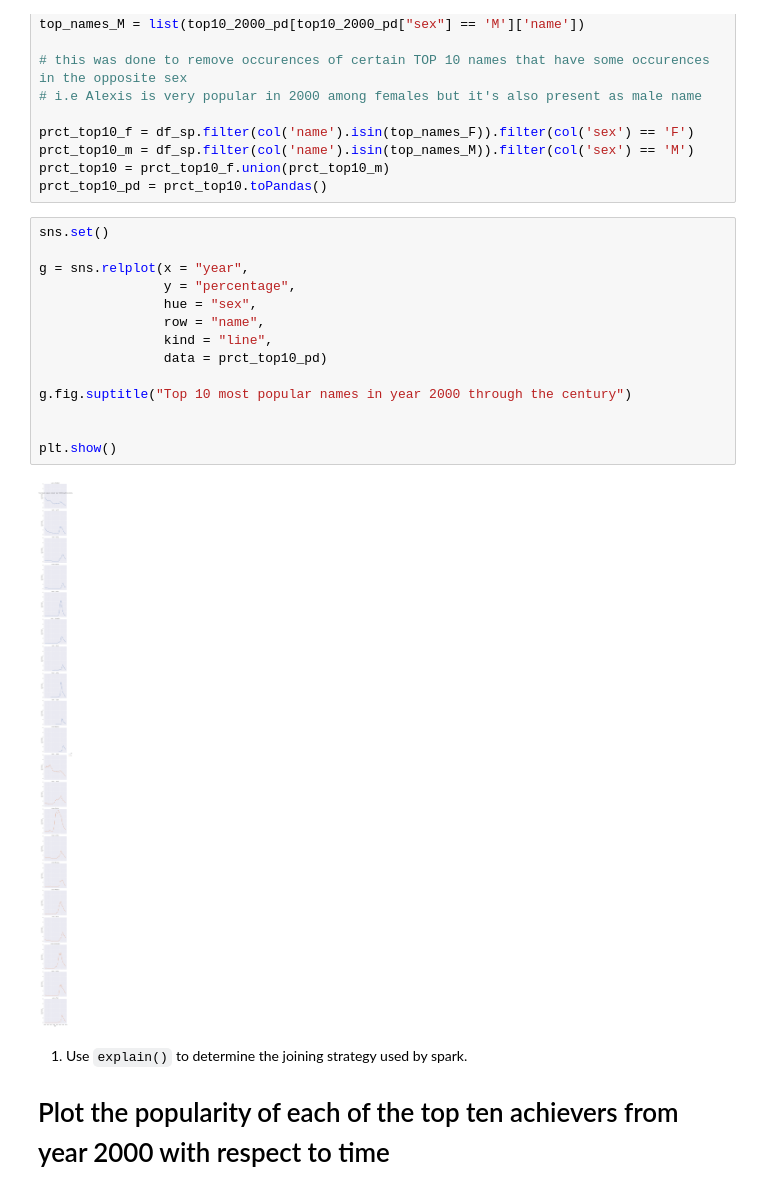
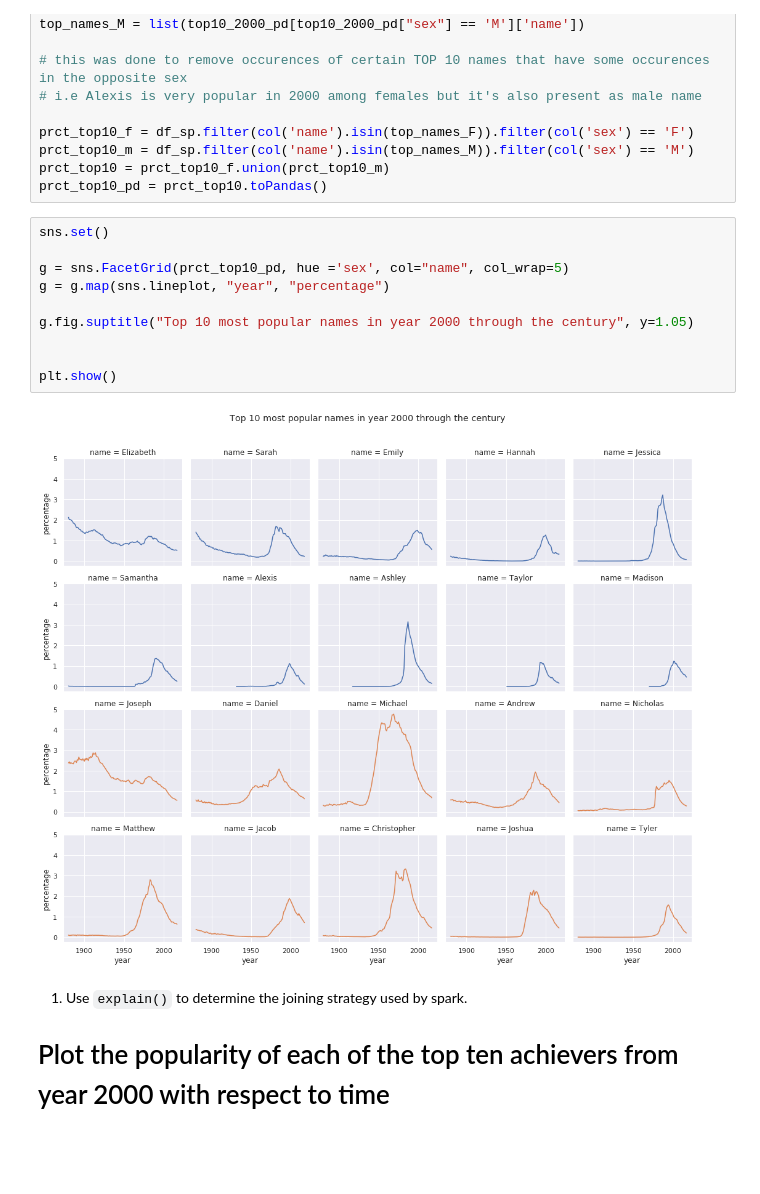
Before and after one commit to idardo97/big_data, a Jupyter notebook: homework02.ipynb, the cells around one changed output. Saved outputs shown, nothing was run; the diff lists cells and outputs as text; blank space fills up the shorter version.

Commit message:
seperated graphs q7

```diff
--- a/homework02.ipynb
+++ b/homework02.ipynb
@@ -582,19 +582,15 @@ prct_top10_pd = prct_top10.toPandas()
 # %%
 sns.set()
 
-g = sns.relplot(x = "year",
-                y = "percentage",
-                hue = "sex",
-                row = "name",
-                kind = "line",
-                data = prct_top10_pd)
+g = sns.FacetGrid(prct_top10_pd, hue ='sex', col="name", col_wrap=5)
+g = g.map(sns.lineplot, "year", "percentage")
 
-g.fig.suptitle("Top 10 most popular names in year 2000 through the century")
+g.fig.suptitle("Top 10 most popular names in year 2000 through the century", y=1.05)
 
 
 plt.show()
 # %% [output]
-[figure, old version]
+[figure, new version]
 # %% [markdown]
 
 1. Use `explain()` to determine the joining strategy used by spark.
```
Also changed, not shown: parts of 2 cells of this notebook.
